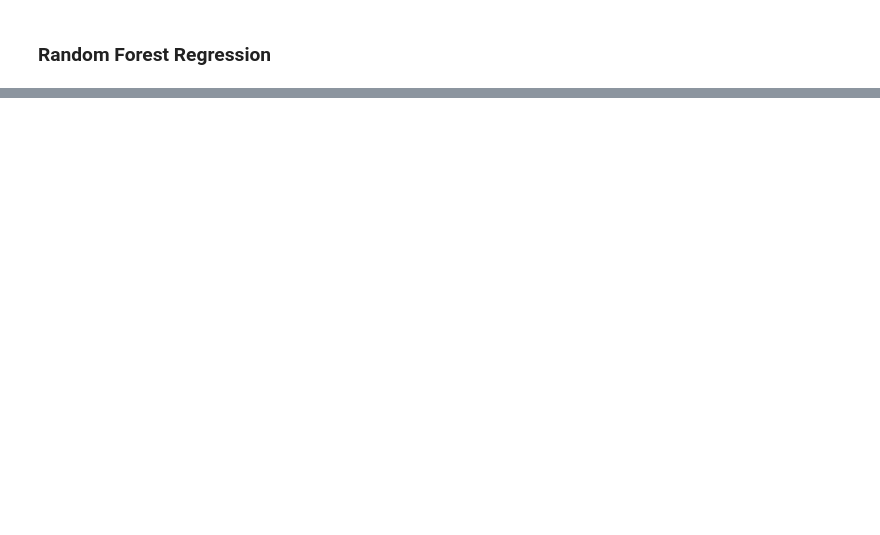
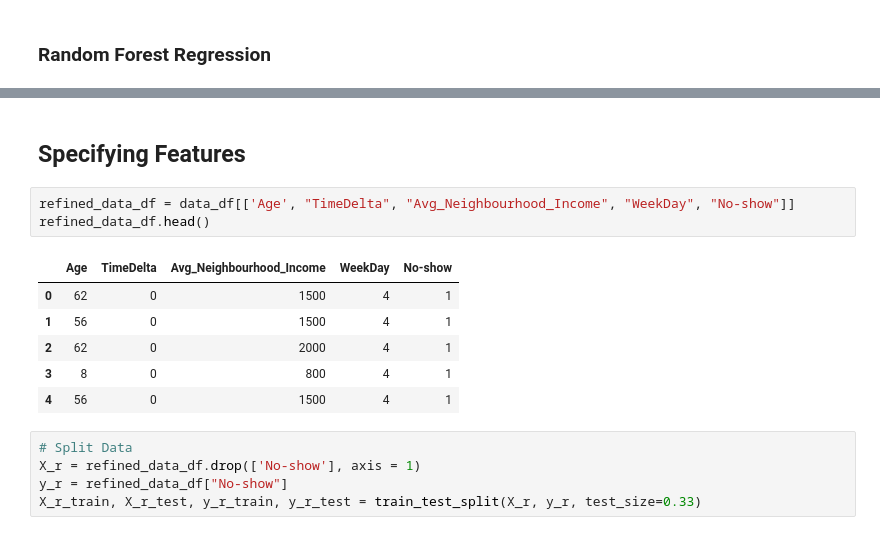
Before and after one commit to britnijgrimm/group2-project, a Jupyter notebook: Project_ML.ipynb, the cells around one changed output, grey strips where cells are left out. Saved outputs shown, nothing was run; the diff lists cells and outputs as text; blank space fills up the shorter version.

```diff
--- a/Project_ML.ipynb
+++ b/Project_ML.ipynb
@@ -247,0 +248,17 @@ sorted(zip(rf_model.feature_importances_, X_ng.columns), reverse=True)
+# %% [markdown]
+## Specifying Features
+# %%
+refined_data_df = data_df[['Age', "TimeDelta", "Avg_Neighbourhood_Income", "WeekDay", "No-show"]]
+refined_data_df.head()
+# %% [output]
+|  | Age | TimeDelta | Avg_Neighbourhood_Income | WeekDay | No-show |
+| 0 | 62 | 0 | 1500 | 4 | 1 |
+| 1 | 56 | 0 | 1500 | 4 | 1 |
+| 2 | 62 | 0 | 2000 | 4 | 1 |
+| 3 | 8 | 0 | 800 | 4 | 1 |
+| 4 | 56 | 0 | 1500 | 4 | 1 |
+# %%
+# Split Data
+X_r = refined_data_df.drop(['No-show'], axis = 1)
+y_r = refined_data_df["No-show"]
+X_r_train, X_r_test, y_r_train, y_r_test = train_test_split(X_r, y_r, test_size=0.33)
```
Also changed, not shown: parts of 10 cells of this notebook.
